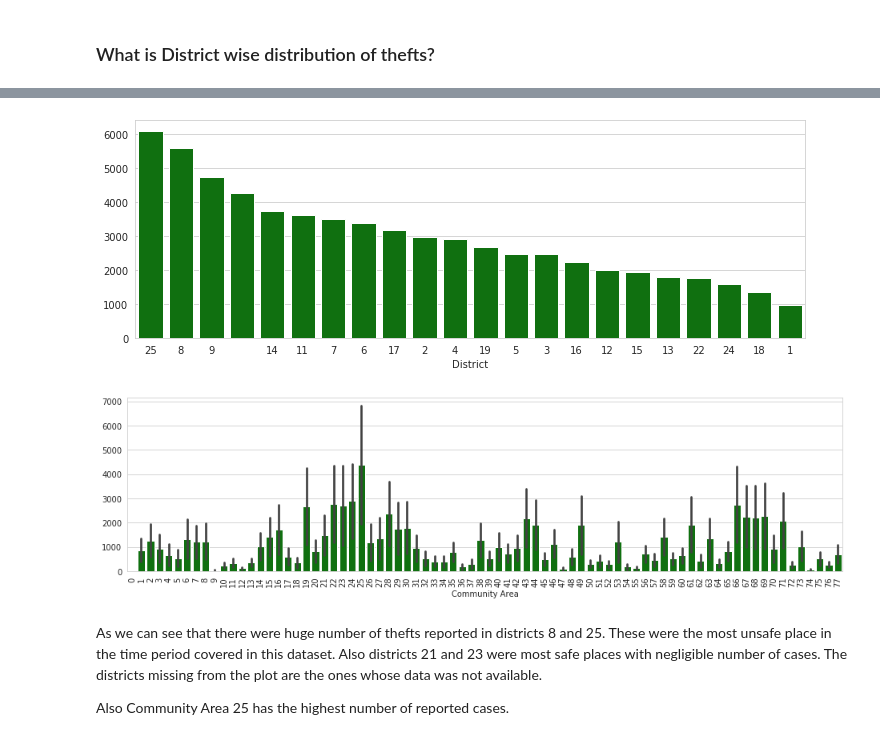
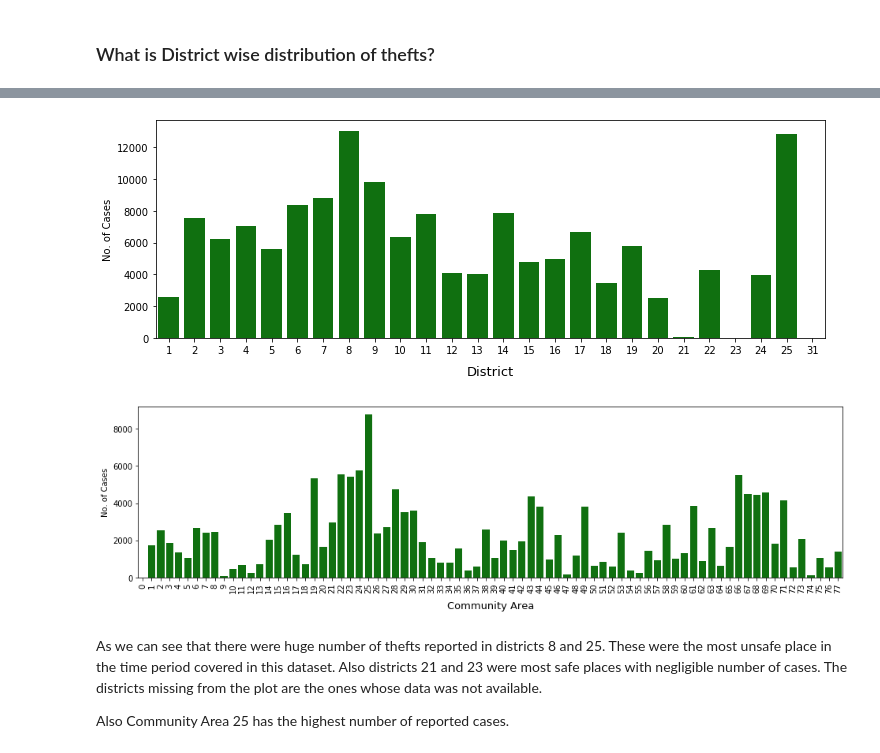
Before and after one commit to varenyamBakshi/Data-Analytis-Project, a Jupyter notebook: EDA project.ipynb, the cells around one changed output, grey strips where cells are left out. Drawn from its saved outputs; the diff is of its cells as text; code cells hidden in the pictures.

```diff
--- a/EDA project.ipynb
+++ b/EDA project.ipynb
@@ -132,23 +113,24 @@ Name: District, dtype: object
 # %%
 #District wise distribution of cases
-districts = df_categorical.District.dropna().value_counts()
-#districts.drop(labels=' ', inplace=True)
-#districts.index = [int(x) for x in districts.index.to_list()]
+districts = df_categorical.District.value_counts().sort_index()
+districts.drop(labels=-1, inplace=True)
+districts.sort_index(inplace=True)
 plt.figure(figsize=(12,4))
 sns.barplot(y=districts.values , x=districts.index, color='g')
-plt.xlabel("District")
+plt.xlabel("District", labelpad=10, fontsize=13)
+plt.ylabel("No. of Cases")
 #Community Area wise distribution of cases
 comarea = df_categorical.CommunityArea.dropna().value_counts()
-comarea.drop(labels=' ', inplace=True)
-comarea.index = [int(x) for x in comarea.index.to_list()]
+comarea.drop(labels=-1, inplace=True)
 plt.figure(figsize=(16,4))
 sns.barplot(y=comarea.values , x=comarea.index, color='g')
 plt.xticks(rotation=90)
-plt.xlabel("Community Area")
+plt.xlabel("Community Area", labelpad=10, fontsize=13)
+plt.ylabel("No. of Cases")
 plt.show()
 # %% [output]
-[figure, old version]
+[figure, new version]
-[figure, old version]
+[figure, new version]
 # %% [markdown]
 As we can see that there were huge number of thefts reported in districts 8 and 25. These were the most unsafe place in the time period covered in this dataset. Also districts 21 and 23 were most safe places with negligible number of cases. The districts missing from the plot are the ones whose data was not available.
 
```
Also changed, not shown: parts of 25 cells of this notebook, 2 other files.
